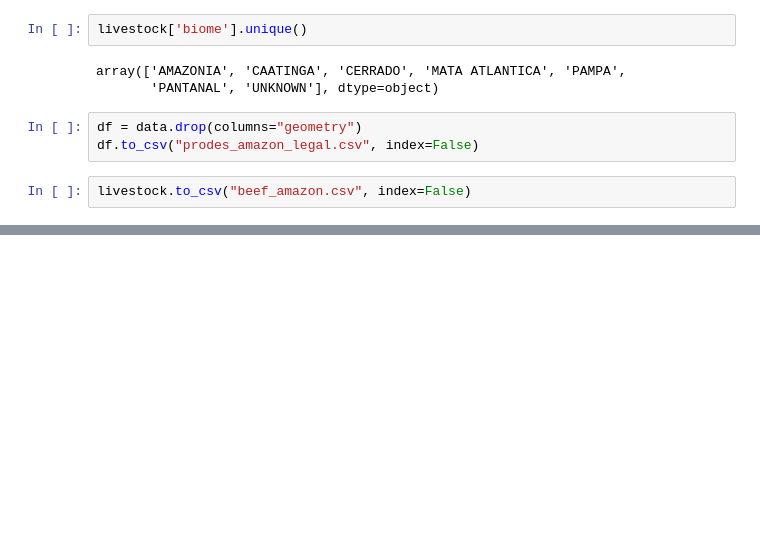
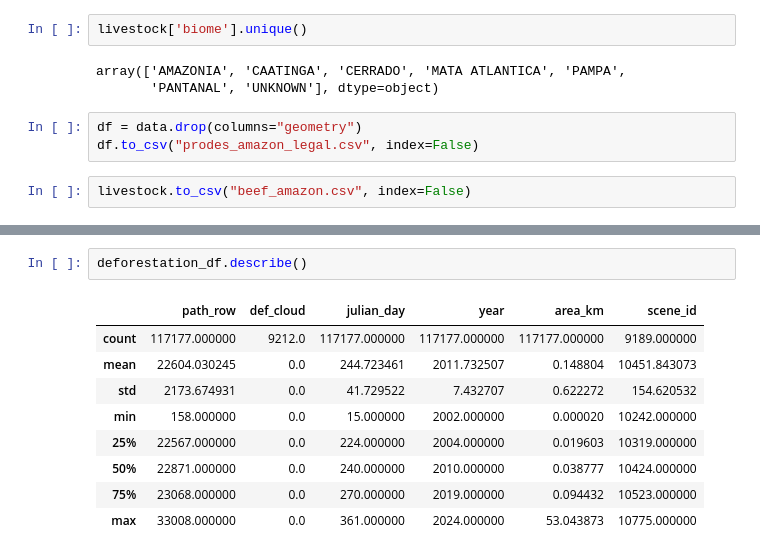
Before and after one commit to 2022171/FinalProject_2022171CarlosAmbrosio, a Jupyter notebook: FinalProject_CapstoneProject_Carlos2022171.ipynb, the cells around one changed output, grey strips where cells are left out. Cells and saved outputs as stored; diff of their text form; blank space fills up the shorter version.

```diff
--- a/FinalProject_CapstoneProject_Carlos2022171.ipynb
+++ b/FinalProject_CapstoneProject_Carlos2022171.ipynb
@@ -50,0 +244,12 @@ livestock.to_csv("beef_amazon.csv", index=False)
+# %%
+deforestation_df.describe()
+# %% [output]
+|  | path_row | def_cloud | julian_day | year | area_km | scene_id |
+| count | 117177.000000 | 9212.0 | 117177.000000 | 117177.000000 | 117177.000000 | 9189.000000 |
+| mean | 22604.030245 | 0.0 | 244.723461 | 2011.732507 | 0.148804 | 10451.843073 |
+| std | 2173.674931 | 0.0 | 41.729522 | 7.432707 | 0.622272 | 154.620532 |
+| min | 158.000000 | 0.0 | 15.000000 | 2002.000000 | 0.000020 | 10242.000000 |
+| 25% | 22567.000000 | 0.0 | 224.000000 | 2004.000000 | 0.019603 | 10319.000000 |
+| 50% | 22871.000000 | 0.0 | 240.000000 | 2010.000000 | 0.038777 | 10424.000000 |
+| 75% | 23068.000000 | 0.0 | 270.000000 | 2019.000000 | 0.094432 | 10523.000000 |
+| max | 33008.000000 | 0.0 | 361.000000 | 2024.000000 | 53.043873 | 10775.000000 |
```
Also changed, not shown: parts of 23 cells of this notebook.
